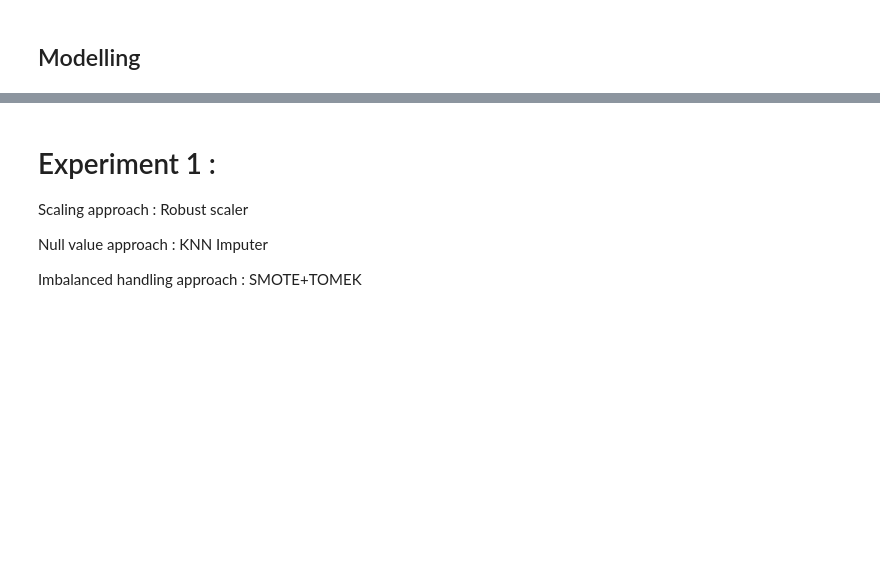
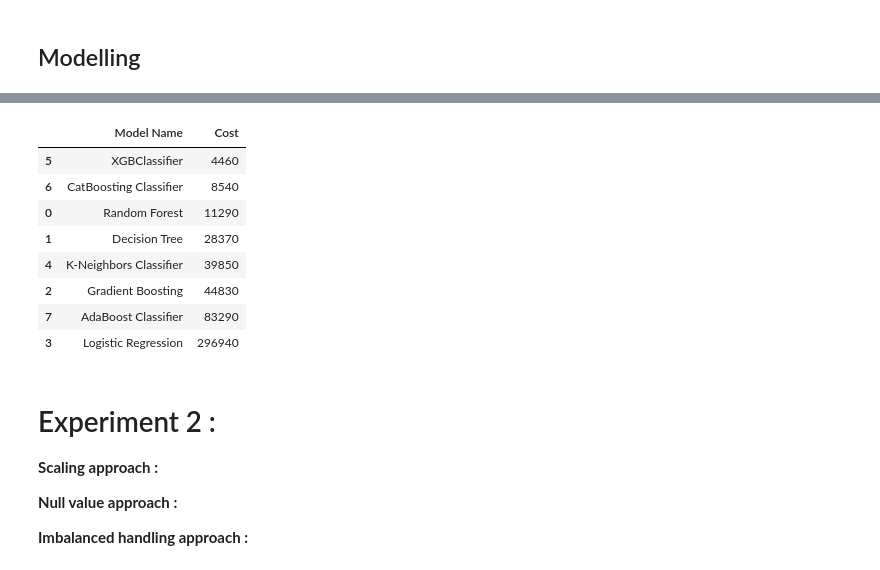
Before and after one commit to mervebdurna/aps-fault-detection, a Jupyter notebook: notebook/eda.ipynb, the cells around one changed output, grey strips where cells are left out. Saved outputs shown, nothing was run; the diff lists cells and outputs as text; code cells hidden in the pictures; blank space fills up the shorter version.

```diff
--- a/notebook/eda.ipynb
+++ b/notebook/eda.ipynb
@@ -212,10 +251,10 @@ df.shape
 # %%
 # Splitting X and y
 X = df.drop('class', axis=1)
-y = df['class
+y = df['class']
 
 # encoding target variable
-y= y.replace({'pos': 1, 'neg': 0})']
+y= y.replace({'pos': 1, 'neg': 0})
 # %%
 # Dictionary which contains models for experiment
 models = {
@@ -231,0 +295,16 @@ NameError: name 'RandomForestClassifier' is not defined
+# %%
+# create knn(n=3) & robust scaler pipeline
+knn_pipeline = Pipeline(steps = [
+    ('imputer', KNNImputer(n_neighbors=3)),
+    ('scaler', RobustScaler())
+])
+
+X_knn_scaled = knn_pipeline.fit_transform(X)
+# %%
+# Resampling the minority class. The strategy can be changed as required.
+smt = SMOTETomek(random_state=42,sampling_strategy='minority',n_jobs=-1)
+# Fit the model to generate the data.
+X_res, y_res = smt.fit_resample(X_knn_scaled, y)
+# %%
+# get experiment 1 result
+report_experiment_1 = evaluate_models(X_res, y_res, models)
@@ -232,8 +329,20 @@ NameError: name 'RandomForestClassifier' is not defined
+# %%
+report_experiment_1
+# %% [output]
+|  | Model Name | Cost |
+| 5 | XGBClassifier | 4460 |
+| 6 | CatBoosting Classifier | 8540 |
+| 0 | Random Forest | 11290 |
+| 1 | Decision Tree | 28370 |
+| 4 | K-Neighbors Classifier | 39850 |
+| 2 | Gradient Boosting | 44830 |
+| 7 | AdaBoost Classifier | 83290 |
+| 3 | Logistic Regression | 296940 |
 # %% [markdown]
-# Experiment 1 :
+# Experiment 2 :
 
-Scaling approach : Robust scaler
+**Scaling approach :**
 
-Null value approach : KNN Imputer
+**Null value approach :**
 
-Imbalanced handling approach : SMOTE+TOMEK
+**Imbalanced handling approach :**
```
Also changed, not shown: parts of 18 cells of this notebook, 6 other files.
